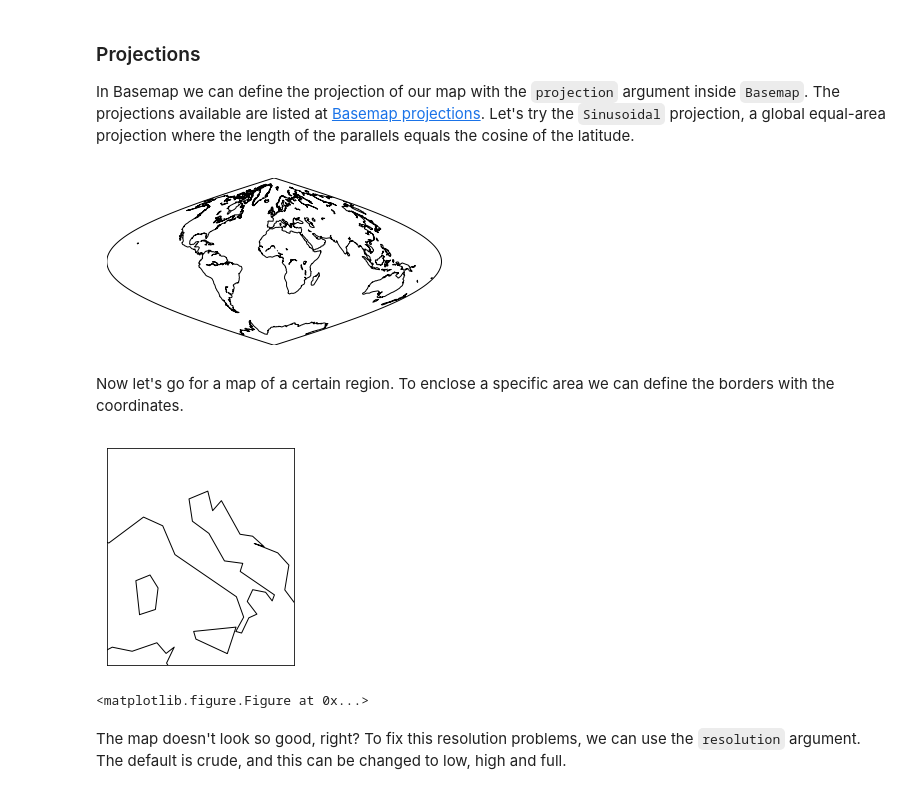
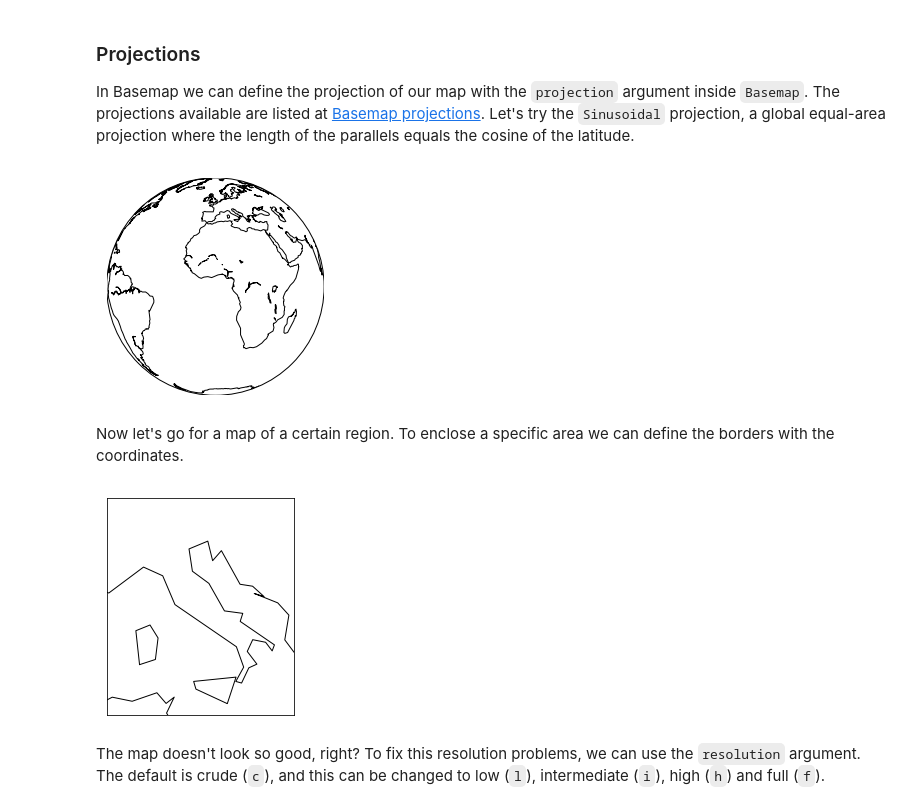
Before and after one commit to torstendahm/seismology_classroom, a Jupyter notebook: Basics of Git and Python/Basemap.ipynb, the cells around one changed output. Cells and saved outputs as stored; diff of their text form; code cells hidden in the pictures.

```diff
--- a/Basics of Git and Python/Basemap.ipynb
+++ b/Basics of Git and Python/Basemap.ipynb
@@ -30,28 +29,25 @@ plt.show() #To visualize the figure
 
 In Basemap we can define the projection of our map with the `projection` argument inside `Basemap`. The projections available are listed at [Basemap projections](https://matplotlib.org/basemap/users/mapsetup.html). Let's try the `Sinusoidal` projection, a global equal-area projection where the length of the parallels equals the cosine of the latitude.
 # %%
-m = Basemap(projection='sinu', lon_0=0)
+m = Basemap(projection='ortho', lat_0=0, lon_0=0)
 m.drawcoastlines()
 
 plt.show()
 # %% [output]
-[figure, old version]
+[figure, new version]
 # %% [markdown]
 Now let's go for a map of a certain region. To enclose a specific area we can define the borders with the coordinates.
 # %%
-%matplotlib inline
 lon_min = 6
 lon_max = 20
 lat_min = 36
 lat_max = 48
 
 m = Basemap(projection='merc', llcrnrlat=lat_min, urcrnrlat=lat_max, llcrnrlon=lon_min, urcrnrlon=lon_max,
-            lat_0=13, lon_0=42)
+            lat_0=42, lon_0=13)
 m.drawcoastlines()
-plt.figure(figsize=(15,14))
 plt.show()
 # %% [output]
 [figure]
-<matplotlib.figure.Figure at 0x...>
 # %% [markdown]
-The map doesn't look so good, right? To fix this resolution problems, we can use the `resolution` argument. The default is crude, and this can be changed to low, high and full.
+The map doesn't look so good, right? To fix this resolution problems, we can use the `resolution` argument. The default is crude (`c`), and this can be changed to low (`l`), intermediate (`i`), high (`h`) and full (`f`).
```
Also changed, not shown: parts of 23 cells of this notebook, 26 other files.
